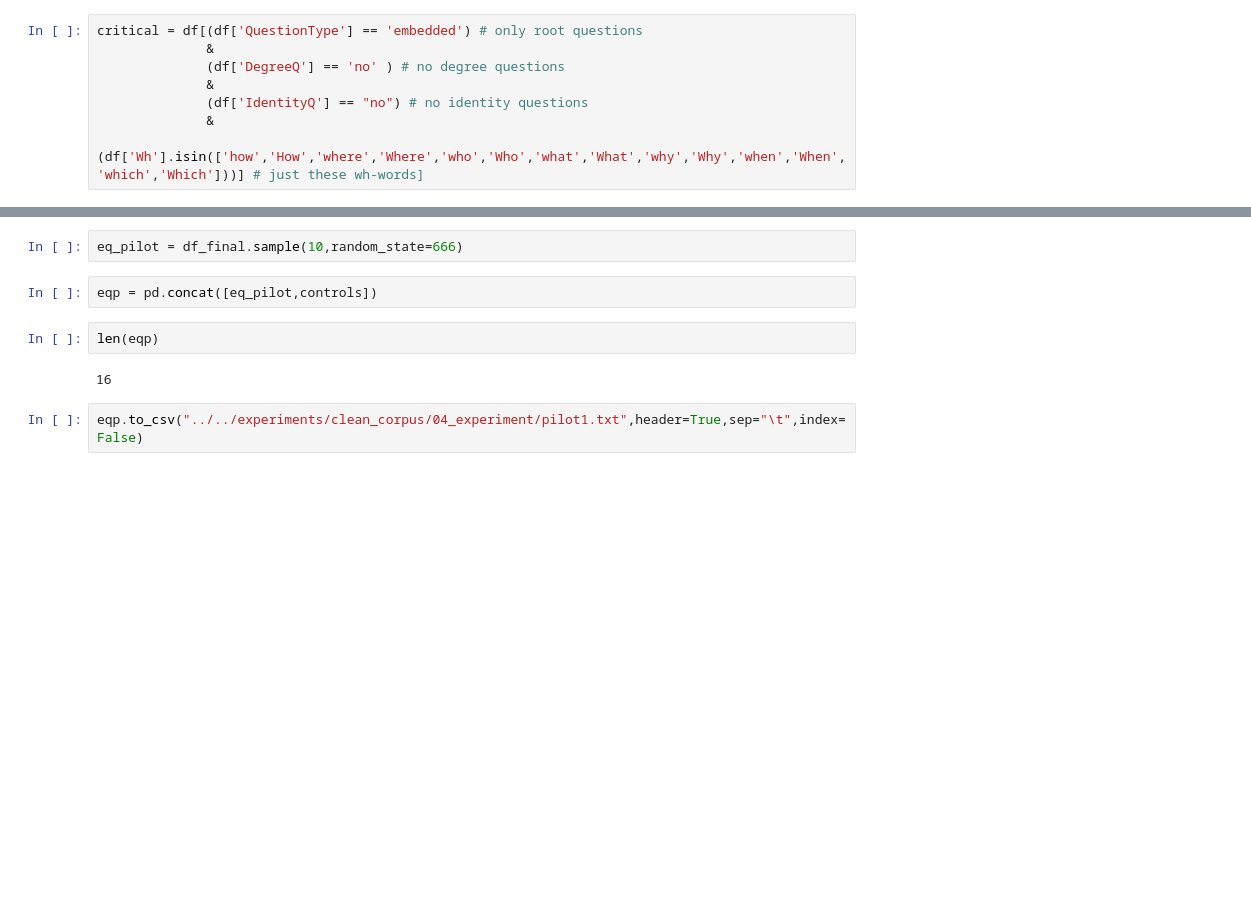
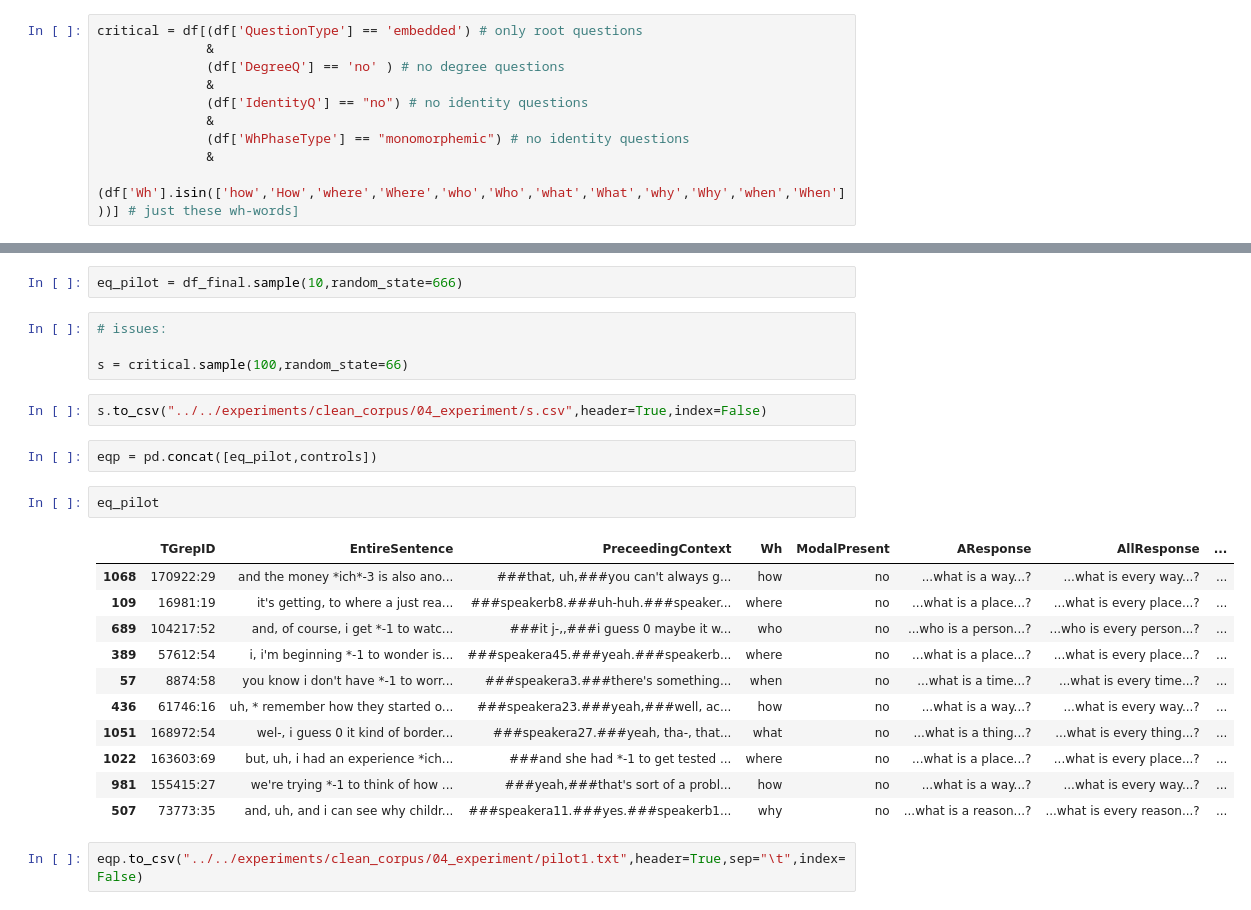
Before and after one commit to mcmoyer11/whquestions-tgrep2, a Jupyter notebook: corpus/analysis/sample_generator-embedded.ipynb, the cells around one changed output, grey strips where cells are left out. Saved outputs shown, nothing was run; the diff lists cells and outputs as text; blank space fills up the shorter version.

```diff
--- a/corpus/analysis/sample_generator-embedded.ipynb
+++ b/corpus/analysis/sample_generator-embedded.ipynb
@@ -78,7 +74,9 @@ critical = df[(df['QuestionType'] == 'embedded') # only root questions
               &
               (df['IdentityQ'] == "no") # no identity questions
               &
-              (df['Wh'].isin(['how','How','where','Where','who','Who','what','What','why','Why','when','When','which','Which']))] # just these wh-words]
+              (df['WhPhaseType'] == "monomorphemic") # no identity questions
+              &
+              (df['Wh'].isin(['how','How','where','Where','who','Who','what','What','why','Why','when','When']))] # just these wh-words]
 # %%
 len(critical)
 # %% [output]
@@ -934,12 +942,28 @@ df_final.pivot_table(index=['Wh'], values="EntireSentence", aggfunc=len).groupby
 | 6 | why | 0.073647 |
 # %%
 eq_pilot = df_final.sample(10,random_state=666)
+# %%
+# issues:
+
+s = critical.sample(100,random_state=66)
+# %%
+s.to_csv("../../experiments/clean_corpus/04_experiment/s.csv",header=True,index=False)
 # %%
 eqp = pd.concat([eq_pilot,controls])
-# %%
-len(eqp)
-# %% [output]
-16
+# %%
+eq_pilot
+# %% [output]
+|  | TGrepID | EntireSentence | PreceedingContext | Wh | ModalPresent | AResponse | AllResponse | ... |
+| 1068 | 170922:29 | and the money *ich*-3 is also ano... | ###that, uh,###you can't always g... | how | no | ...what is a way...? | ...what is every way...? | ... |
+| 109 | 16981:19 | it's getting, to where a just rea... | ###speakerb8.###uh-huh.###speaker... | where | no | ...what is a place...? | ...what is every place...? | ... |
+| 689 | 104217:52 | and, of course, i get *-1 to watc... | ###it j-,,###i guess 0 maybe it w... | who | no | ...who is a person...? | ...who is every person...? | ... |
+| 389 | 57612:54 | i, i'm beginning *-1 to wonder is... | ###speakera45.###yeah.###speakerb... | where | no | ...what is a place...? | ...what is every place...? | ... |
+| 57 | 8874:58 | you know i don't have *-1 to worr... | ###speakera3.###there's something... | when | no | ...what is a time...? | ...what is every time...? | ... |
+| 436 | 61746:16 | uh, * remember how they started o... | ###speakera23.###yeah,###well, ac... | how | no | ...what is a way...? | ...what is every way...? | ... |
+| 1051 | 168972:54 | wel-, i guess 0 it kind of border... | ###speakera27.###yeah, tha-, that... | what | no | ...what is a thing...? | ...what is every thing...? | ... |
+| 1022 | 163603:69 | but, uh, i had an experience *ich... | ###and she had *-1 to get tested ... | where | no | ...what is a place...? | ...what is every place...? | ... |
+| 981 | 155415:27 | we're trying *-1 to think of how ... | ###yeah,###that's sort of a probl... | how | no | ...what is a way...? | ...what is every way...? | ... |
+| 507 | 73773:35 | and, uh, and i can see why childr... | ###speakera11.###yes.###speakerb1... | why | no | ...what is a reason...? | ...what is every reason...? | ... |
 # %%
 eqp.to_csv("../../experiments/clean_corpus/04_experiment/pilot1.txt",header=True,sep="\t",index=False)
 # %%
```
Also changed, not shown: parts of 3 cells of this notebook, 5 other files.
